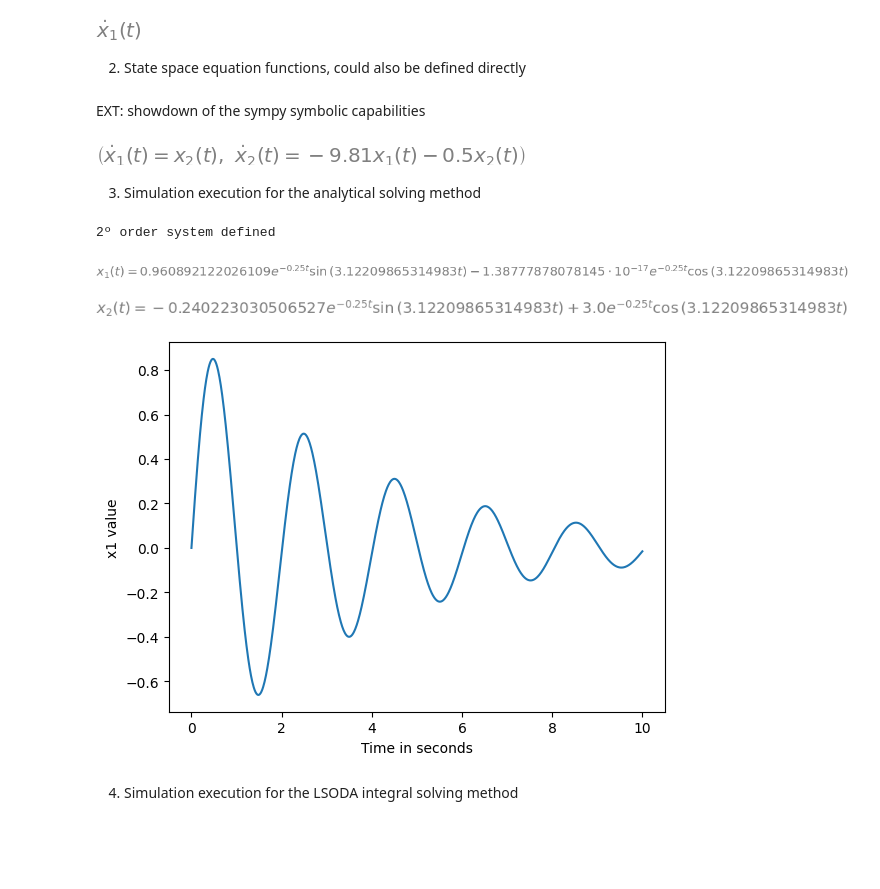
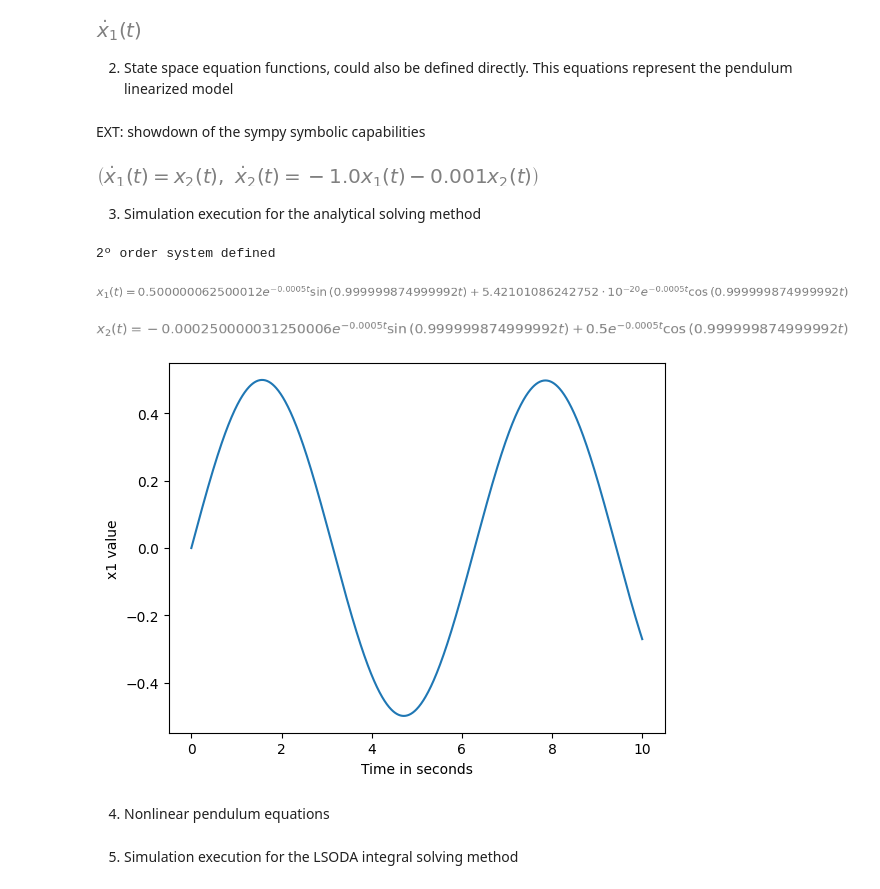
Before and after one commit to Isaacif/PyControlGym, a Jupyter notebook: pendulum.ipynb, the cells around one changed output. Cells and saved outputs as stored; diff of their text form; code cells hidden in the pictures; blank space fills up the shorter version.

```diff
--- a/pendulum.ipynb
+++ b/pendulum.ipynb
@@ -17,35 +18,38 @@ x1.diff()
 # %% [output]
 [figure]
 # %% [markdown]
-2. State space equation functions, could also be defined directly
+2. State space equation functions, could also be defined directly.
+This equations represent the pendulum linearized model
 # %%
 def x1_dot():
-    eq = Eq(x1.diff(t), x2)
+    eq = Eq(x1.diff(), x2)
     return eq
 
 def x2_dot():
-    m=0.1
+    m=1
     L=1
-    b=0.05
-    g=9.81
-    eq = Eq(x2.diff(t), -b/m*x2 -g/L*x1)
+    b=0.001
+    g=1
+    eq = Eq(x2.diff(), -b/m*x2 -g/L*x1)
     return eq
 # %% [markdown]
 EXT: showdown of the sympy symbolic capabilities
 # %%
 x1_dot(), x2_dot()
 # %% [output]
-[figure, old version]
+[figure, new version]
 # %% [markdown]
 3. Simulation execution for the analytical solving method
 # %%
 x1_d = x1_dot()
 x2_d = x2_dot()
 Solver = ss.state_space((x1, x2), *[x1_d, x2_d])
-Solver.runSimulation(0, 10, 0.01, *[0, 3], solve_method='ana')
+Solver.runSimulation(0, 10, 0.01, *[0, 0.5], solve_method='ana')
 Solver.plot2DResults(1)
 # %% [output]
 2º order system defined
-[figure, old version]
+[figure, new version]
-[figure, old version]
+[figure, new version]
-[figure, old version]
+[figure, new version]
+# %% [markdown]
+4. Nonlinear pendulum equations
@@ -52,3 +68,3 @@ Solver.plot2DResults(1)
 # %% [markdown]
-4. Simulation execution for the LSODA integral solving method
+5. Simulation execution for the LSODA integral solving method
 # %%
```
Also changed, not shown: parts of 9 cells of this notebook, 1 other file.
